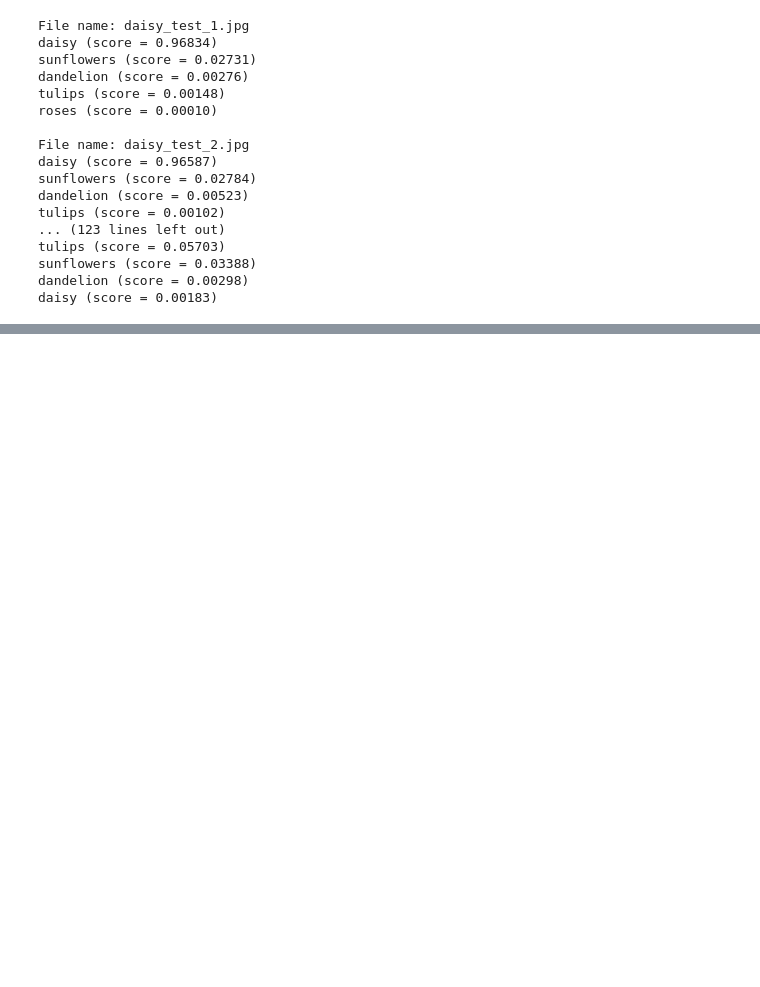
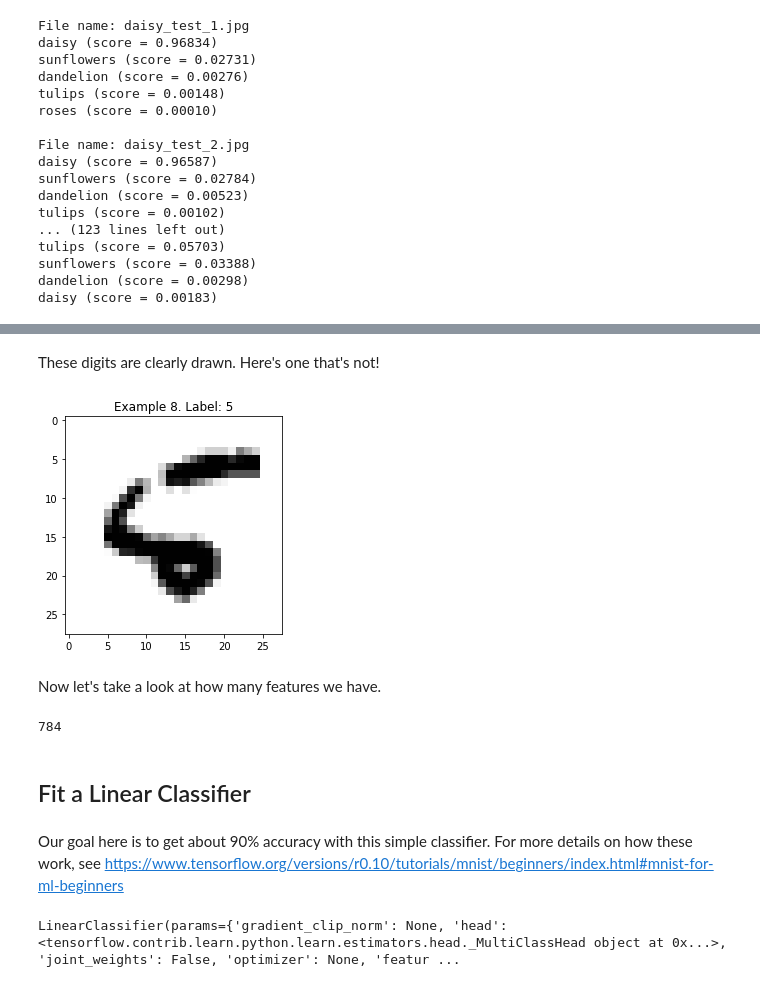
Before and after one commit to dazcona/learning-data-science, a Jupyter notebook: Learning Machine Learning with Josh Gordon/Learning Machine Learning with Josh Gordon.ipynb, the cells around one changed output, grey strips where cells are left out. Cells and saved outputs as stored; diff of their text form; code cells hidden in the pictures; blank space fills up the shorter version.

```diff
--- a/Learning Machine Learning with Josh Gordon/Learning Machine Learning with Josh Gordon.ipynb
+++ b/Learning Machine Learning with Josh Gordon/Learning Machine Learning with Josh Gordon.ipynb
@@ -556,0 +618,22 @@ daisy (score = 0.00183)
+# %% [markdown]
+These digits are clearly drawn. Here's one that's not!
+# %%
+display(8)
+# %% [output]
+[figure, added]
+# %% [markdown]
+Now let's take a look at how many features we have.
+# %%
+print len(data[0])
+# %% [output]
+784
+# %% [markdown]
+## Fit a Linear Classifier
+# %% [markdown]
+Our goal here is to get about 90% accuracy with this simple classifier. For more details on how these work, see https://www.tensorflow.org/versions/r0.10/tutorials/mnist/beginners/index.html#mnist-for-ml-beginners
+# %%
+feature_columns = learn.infer_real_valued_columns_from_input(data)
+classifier = learn.LinearClassifier(feature_columns=feature_columns, n_classes=10)
+classifier.fit(data, labels, batch_size=100, steps=1000)
+# %% [output]
+LinearClassifier(params={'gradient_clip_norm': None, 'head': <tensorflow.contrib.learn.python.learn.estimators.head._MultiClassHead object at 0x...>, 'joint_weights': False, 'optimizer': None, 'featur ...
```
Also changed, not shown: parts of 23 cells of this notebook, 1 other file.
